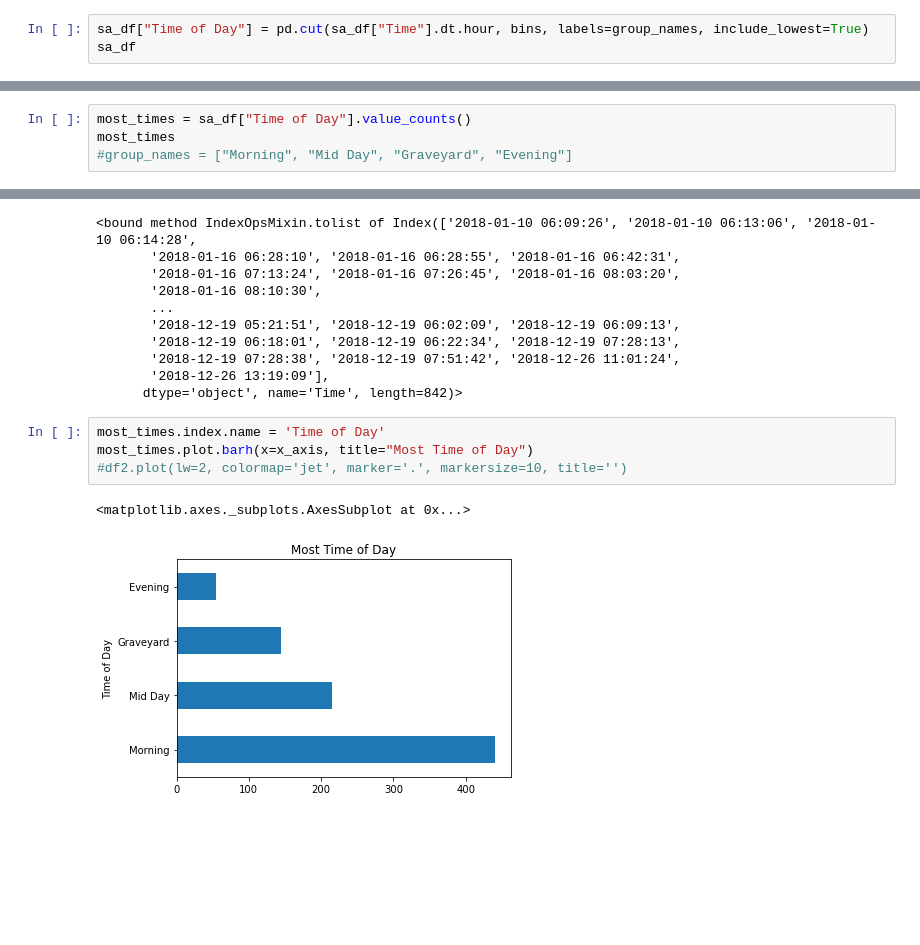
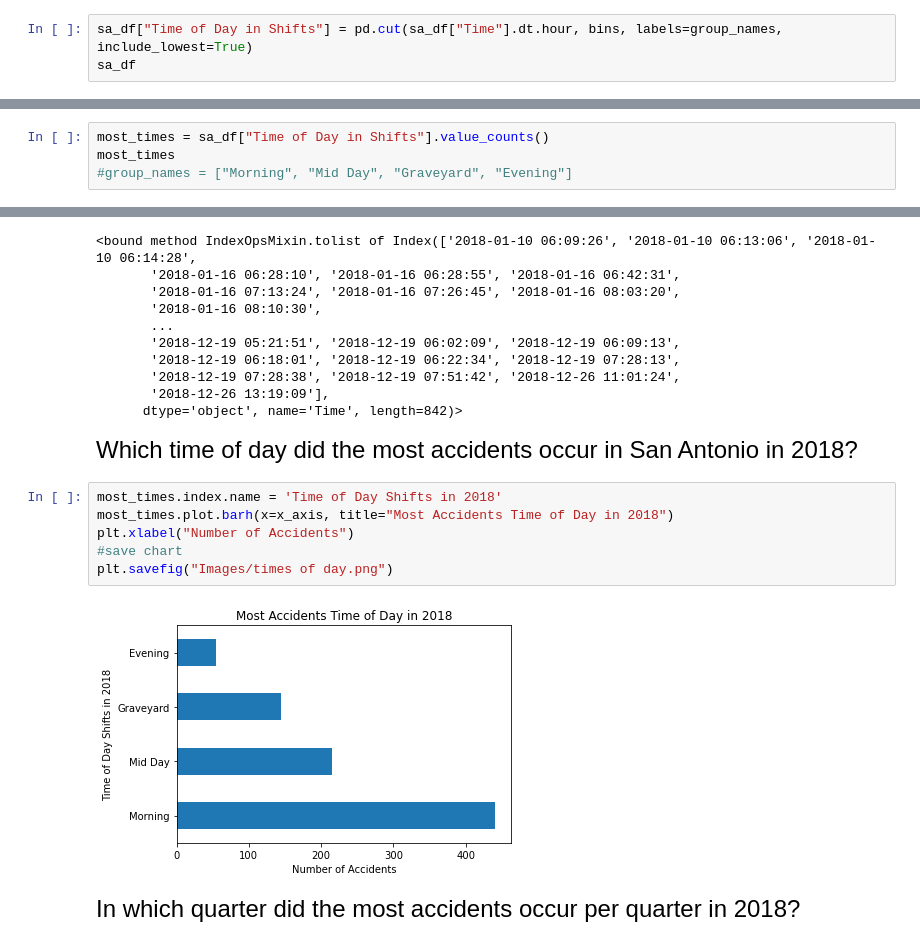
Before and after one commit to Corters22/Traffic_Data_in_San_Antonio, a Jupyter notebook: Question_3/SA_weather_traffic.ipynb, the cells around one changed output, grey strips where cells are left out. Drawn from its saved outputs; the diff is of its cells as text; blank space fills up the shorter version.

```diff
--- a/Question_3/SA_weather_traffic.ipynb
+++ b/Question_3/SA_weather_traffic.ipynb
@@ -82,6 +82,6 @@ bins = [0, 6, 12, 18, 24]
 #names for the bins
 group_names = ["Graveyard", "Morning", "Mid Day", "Evening"]
 # %%
-sa_df["Time of Day"] = pd.cut(sa_df["Time"].dt.hour, bins, labels=group_names, include_lowest=True)
+sa_df["Time of Day in Shifts"] = pd.cut(sa_df["Time"].dt.hour, bins, labels=group_names, include_lowest=True)
 sa_df
 # %% [output]
@@ -109,5 +109,5 @@ Name: Time of Day, dtype: int64
 # %%
-most_times = sa_df["Time of Day"].value_counts()
+most_times = sa_df["Time of Day in Shifts"].value_counts()
 most_times
 #group_names = ["Morning", "Mid Day", "Graveyard", "Evening"]
 # %% [output]
@@ -237,11 +237,16 @@ x_axis
        '2018-12-19 07:28:38', '2018-12-19 07:51:42', '2018-12-26 11:01:24',
        '2018-12-26 13:19:09'],
       dtype='object', name='Time', length=842)>
+# %% [markdown]
+<font size="5">Which time of day did the most accidents occur in San Antonio in 2018?</font>
 # %%
-most_times.index.name = 'Time of Day'
-most_times.plot.barh(x=x_axis, title="Most Time of Day")
-#df2.plot(lw=2, colormap='jet', marker='.', markersize=10, title='')
+most_times.index.name = 'Time of Day Shifts in 2018'
+most_times.plot.barh(x=x_axis, title="Most Accidents Time of Day in 2018")
+plt.xlabel("Number of Accidents")
+#save chart
+plt.savefig("Images/times of day.png")
 # %% [output]
-<matplotlib.axes._subplots.AxesSubplot at 0x...>
-[figure, old version]
+[figure, new version]
+# %% [markdown]
+<font size="5">In which quarter did the most accidents occur per quarter in 2018?</font>
 # %%
```
Also changed, not shown: parts of 6 cells of this notebook, 2 other files.
